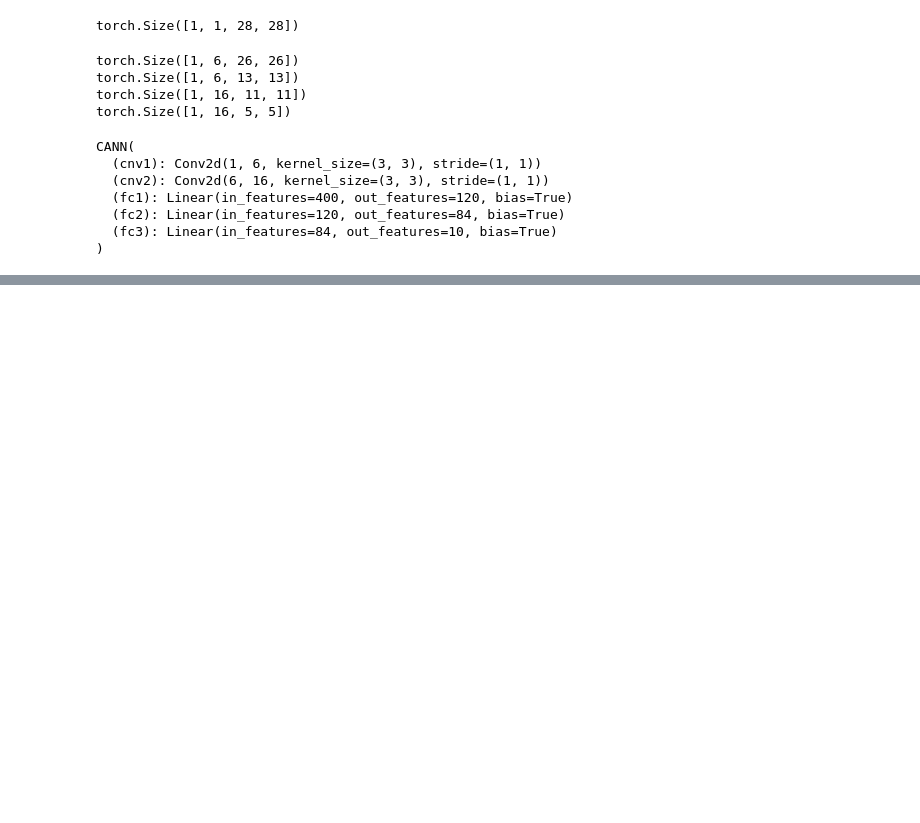
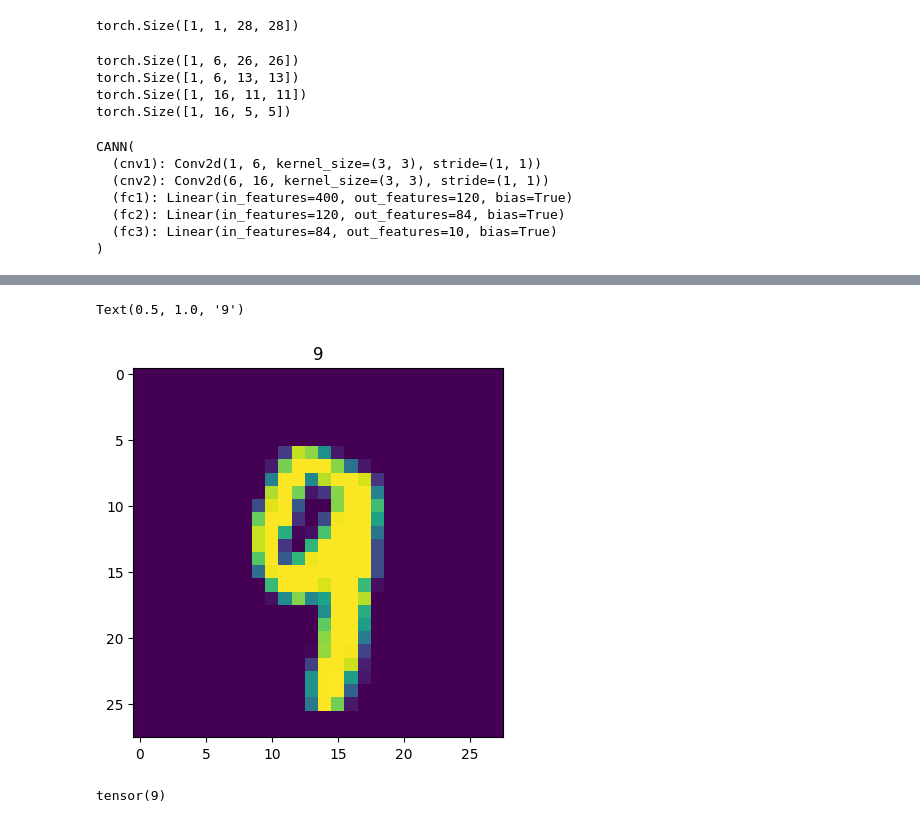
Before and after one commit to JMSBornot/PytorchCourseDL, a Jupyter notebook: simple_CNN.ipynb, the cells around one changed output, grey strips where cells are left out. Saved outputs shown, nothing was run; the diff lists cells and outputs as text; code cells hidden in the pictures; blank space fills up the shorter version.

```diff
--- a/simple_CNN.ipynb
+++ b/simple_CNN.ipynb
@@ -191,0 +255,15 @@ Training took: 5.502863295873007 minutes!
+# %%
+ind = 4143
+plt.imshow(test_data[ind][0].reshape(28,28))
+plt.title(test_data[ind][1])
+# %% [output]
+Text(0.5, 1.0, '9')
+[figure, added]
+# %%
+# Evaluate a single image with the CNN model
+model.eval()
+with torch.no_grad():
+  out = model(test_data[ind][0].reshape(1,1,28,28)) # batch size of 1, 1 color channel, and 28x28 pixels image
+  print(out.argmax())
+# %% [output]
+tensor(9)
```
Also changed, not shown: parts of 5 cells of this notebook.
